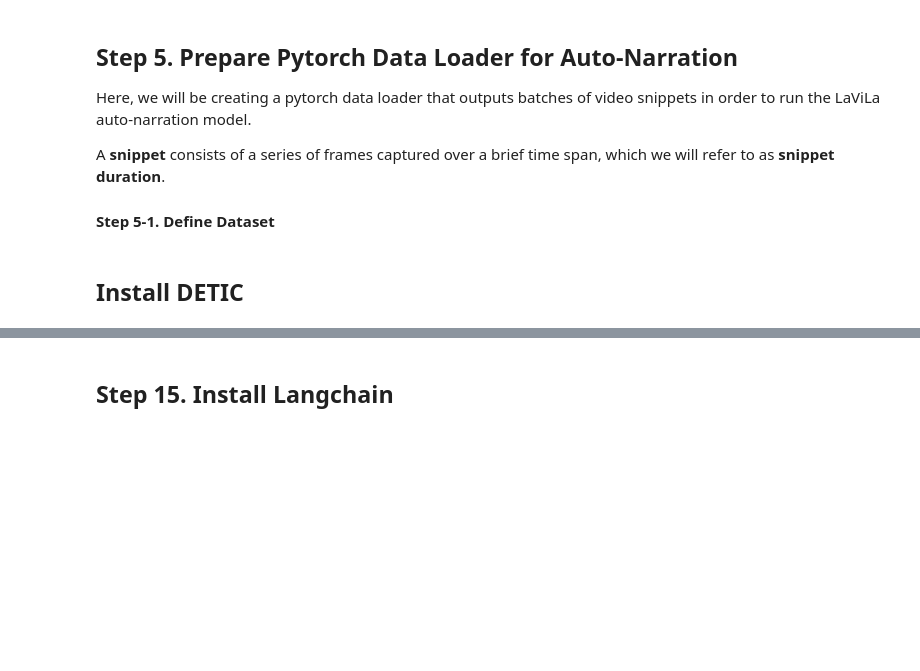
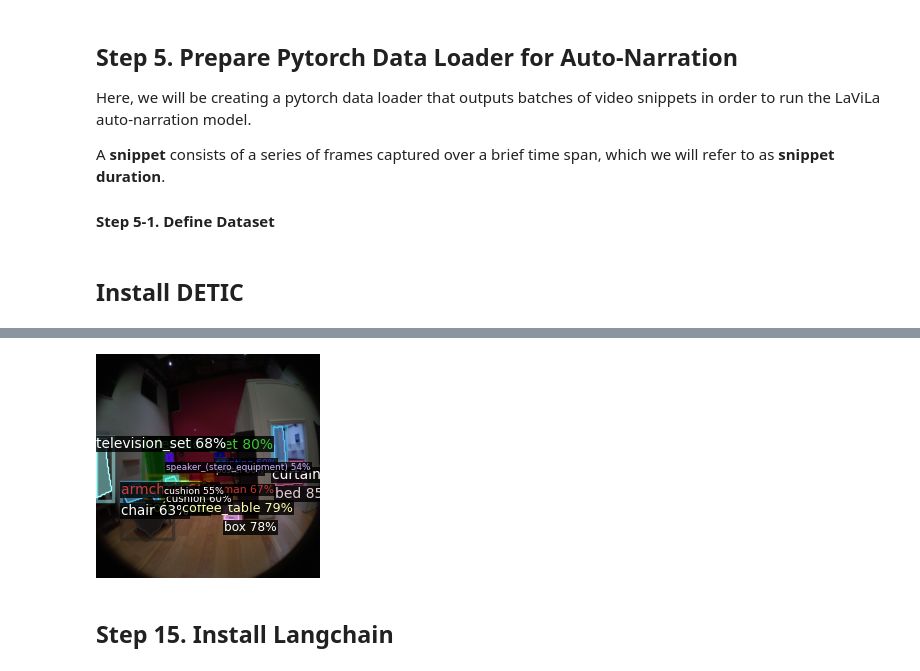
Before and after one commit to hyojinie/personal-timeline, a Jupyter notebook: notebooks/object_detection_tutorial.ipynb, the cells around one changed output, grey strips where cells are left out. Saved outputs shown, nothing was run; the diff lists cells and outputs as text; code cells hidden in the pictures; blank space fills up the shorter version.

```diff
--- a/notebooks/object_detection_tutorial.ipynb
+++ b/notebooks/object_detection_tutorial.ipynb
@@ -557,0 +265,22 @@ Proceed Step 15-17, if you would like to try out summarization of the narration
+# %%
+# Setup the model's vocabulary using build-in datasets
+
+BUILDIN_CLASSIFIER = {
+    'lvis': 'datasets/metadata/lvis_v1_clip_a+cname.npy',
+    'objects365': 'datasets/metadata/o365_clip_a+cnamefix.npy',
+    'openimages': 'datasets/metadata/oid_clip_a+cname.npy',
+    'coco': 'datasets/metadata/coco_clip_a+cname.npy',
+}
+
+BUILDIN_METADATA_PATH = {
+    'lvis': 'lvis_v1_val',
+    'objects365': 'objects365_v2_val',
+    'openimages': 'oid_val_expanded',
+    'coco': 'coco_2017_val',
+}
+
+vocabulary = 'lvis' # change to 'lvis', 'objects365', 'openimages', or 'coco'
+metadata = MetadataCatalog.get(BUILDIN_METADATA_PATH[vocabulary])
+classifier = BUILDIN_CLASSIFIER[vocabulary]
+num_classes = len(metadata.thing_classes)
+reset_cls_test(predictor.model, classifier, num_classes)
@@ -558,3 +300,11 @@ Proceed Step 15-17, if you would like to try out summarization of the narration
+# %%
+# Run model and show results
+outputs = predictor(image_bgr)
+v = Visualizer(image_bgr[:, :, ::-1], metadata)
+out = v.draw_instance_predictions(outputs["instances"].to("cpu"))
+cv2_imshow(out.get_image()[:, :, ::-1])
+# %% [output]
+[figure, added]
 # %% [markdown]
 ## Step 15. Install Langchain
 # %%
```
Also changed, not shown: parts of 28 cells of this notebook.
